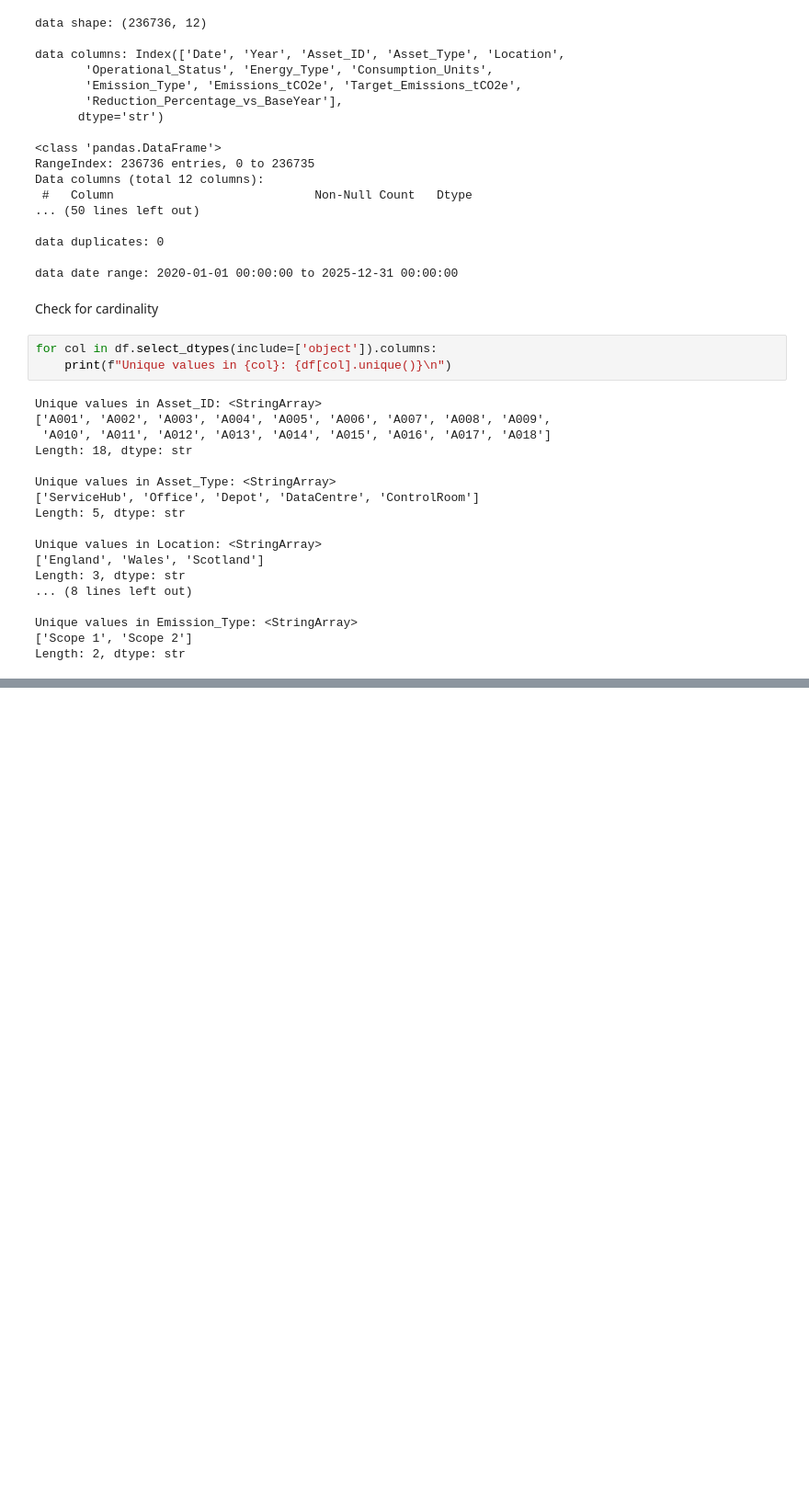
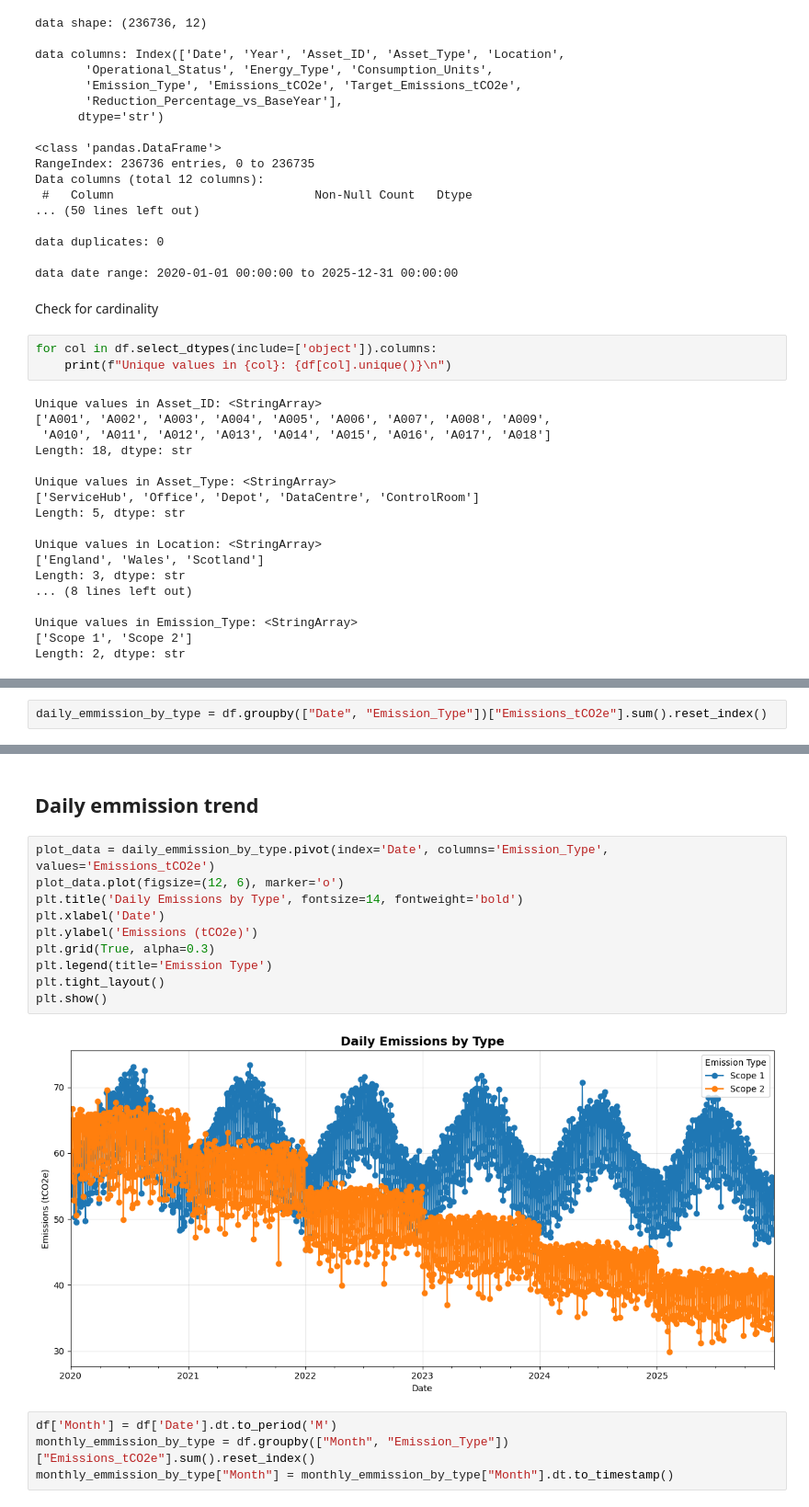
Before and after one commit to stephenogodo/Nexygen-Net-Zero-Project, a Jupyter notebook: Preprocess.ipynb, the cells around one changed output, grey strips where cells are left out. Shown at 92% size. Saved outputs shown, nothing was run; the diff lists cells and outputs as text; blank space fills up the shorter version.

```diff
--- a/Preprocess.ipynb
+++ b/Preprocess.ipynb
@@ -139,0 +156,2 @@ Reduction_Percentage_vs_BaseYear -0.106066 -1.258740
+# %%
+daily_emmission_by_type = df.groupby(["Date", "Emission_Type"])["Emissions_tCO2e"].sum().reset_index()
@@ -139,0 +167,18 @@ Reduction_Percentage_vs_BaseYear -0.106066 -1.258740
+# %% [markdown]
+## Daily emmission trend
+# %%
+plot_data = daily_emmission_by_type.pivot(index='Date', columns='Emission_Type', values='Emissions_tCO2e')
+plot_data.plot(figsize=(12, 6), marker='o')
+plt.title('Daily Emissions by Type', fontsize=14, fontweight='bold')
+plt.xlabel('Date')
+plt.ylabel('Emissions (tCO2e)')
+plt.grid(True, alpha=0.3)
+plt.legend(title='Emission Type')
+plt.tight_layout()
+plt.show()
+# %% [output]
+[figure, added]
+# %%
+df['Month'] = df['Date'].dt.to_period('M')
+monthly_emmission_by_type = df.groupby(["Month", "Emission_Type"])["Emissions_tCO2e"].sum().reset_index()
+monthly_emmission_by_type["Month"] = monthly_emmission_by_type["Month"].dt.to_timestamp()
```
Also changed, not shown: parts of 43 cells of this notebook.
